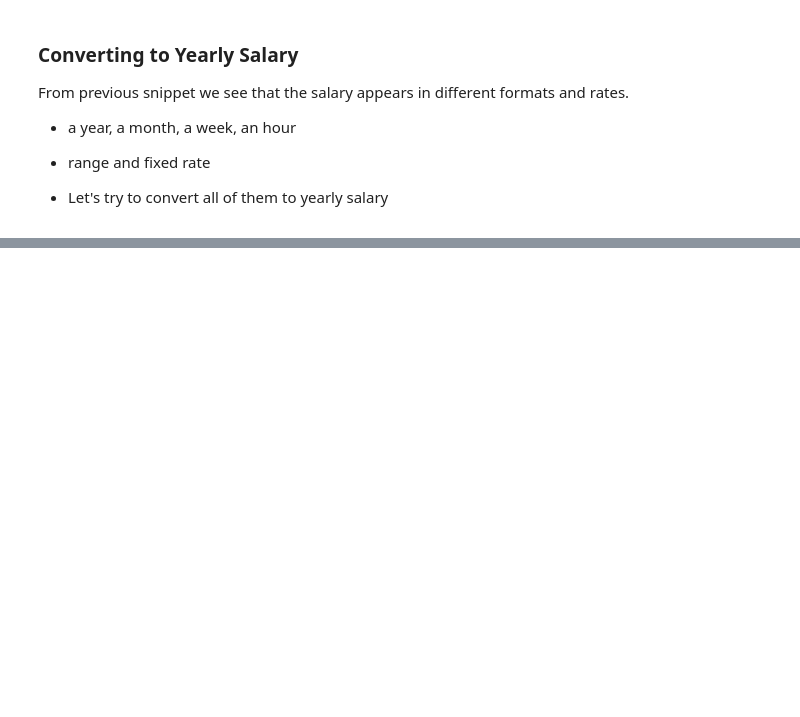
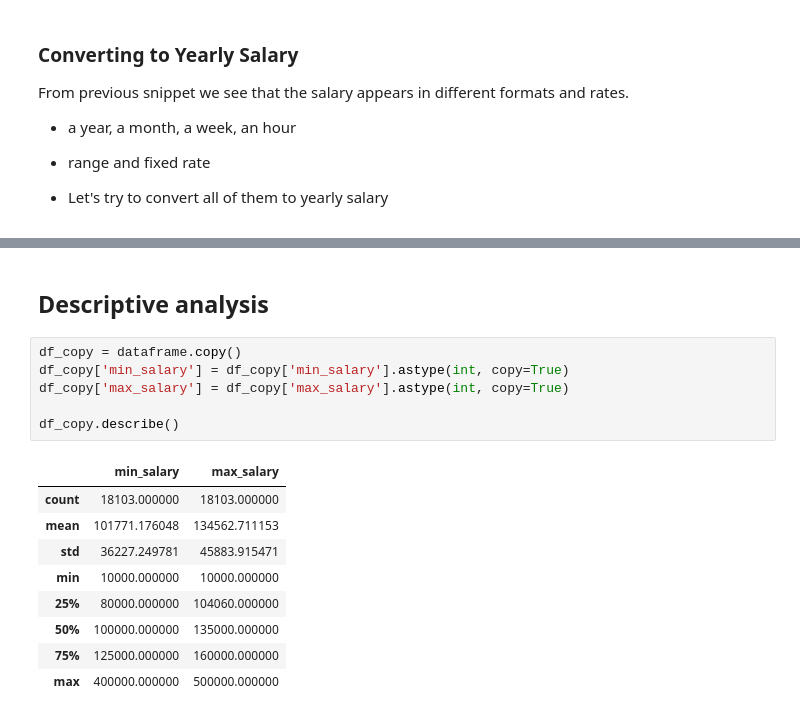
Before and after one commit to svkorepanov/aeds_sg3_salaries, a Jupyter notebook: ADES_WG3_assignment.ipynb, the cells around one changed output, grey strips where cells are left out. Drawn from its saved outputs; the diff is of its cells as text; blank space fills up the shorter version.

```diff
--- a/ADES_WG3_assignment.ipynb
+++ b/ADES_WG3_assignment.ipynb
@@ -229,0 +233,18 @@ df_cleaned
+# %% [markdown]
+## Descriptive analysis
+# %%
+df_copy = dataframe.copy()
+df_copy['min_salary'] = df_copy['min_salary'].astype(int, copy=True)
+df_copy['max_salary'] = df_copy['max_salary'].astype(int, copy=True)
+
+df_copy.describe()
+# %% [output]
+|  | min_salary | max_salary |
+| count | 18103.000000 | 18103.000000 |
+| mean | 101771.176048 | 134562.711153 |
+| std | 36227.249781 | 45883.915471 |
+| min | 10000.000000 | 10000.000000 |
+| 25% | 80000.000000 | 104060.000000 |
+| 50% | 100000.000000 | 135000.000000 |
+| 75% | 125000.000000 | 160000.000000 |
+| max | 400000.000000 | 500000.000000 |
```
Also changed, not shown: parts of 24 cells of this notebook.
